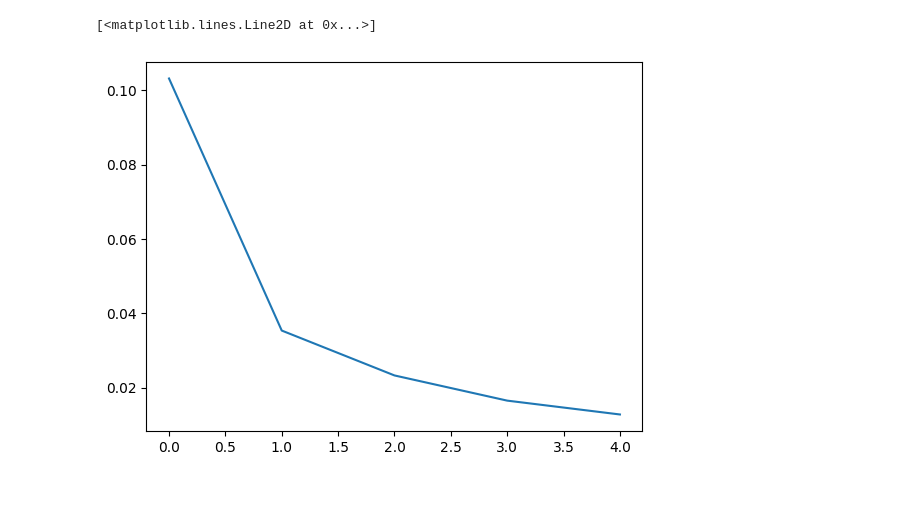
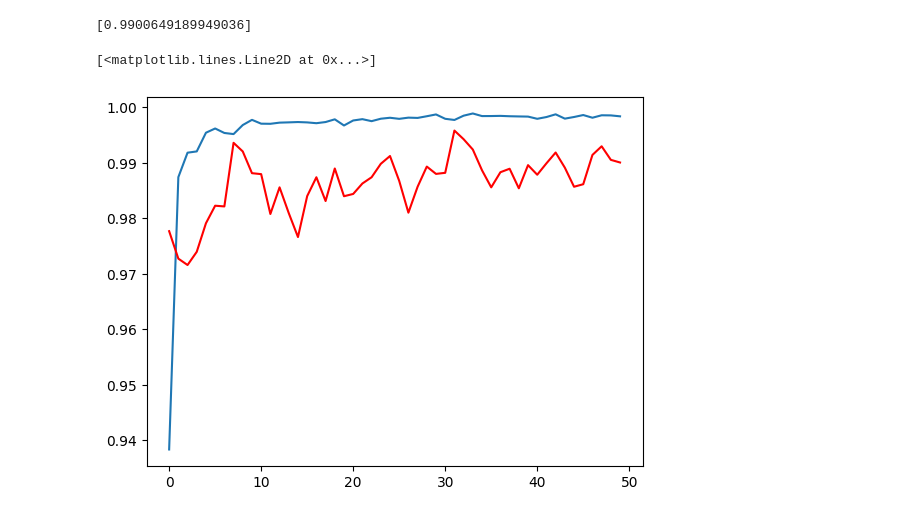
Before and after one commit to posyd0moika/NeuralNetwork_MNIST, a Jupyter notebook: CreateNetwork/keras_CNN.ipynb, the cells around one changed output. Cells and saved outputs as stored; diff of their text form; code cells hidden in the pictures.

```diff
--- a/CreateNetwork/keras_CNN.ipynb
+++ b/CreateNetwork/keras_CNN.ipynb
@@ -17,12 +12,14 @@ y_test = keras.utils.to_categorical(y_test, 10)
 # %%
 model = keras.Sequential([
-    Conv2D(60, (3,3), padding='same', activation='relu', input_shape=(28, 28, 1)),
+    Conv2D(16, (3, 3), padding='same', activation='relu', input_shape=(28, 28, 1)),
     MaxPooling2D((2, 2), strides=2),
-    Conv2D(90, (3,3), padding='same', activation='relu'),
+    Conv2D(32, (3, 3), padding='same', activation='relu'),
     MaxPooling2D((2, 2), strides=2),
+    Conv2D(64, (3, 3), padding='same', activation='relu'),
     Flatten(),
-    Dense(512, activation='relu'),
-    Dense(10,  activation='softmax')
+    Dense(64, activation='relu'),
+    Dropout(0.15),
+    Dense(10, activation='softmax')
 ])
 model.summary()
 # %% [output]
@@ -44,16 +41,23 @@ Trainable params: 2,312,852
 Non-trainable params: 0
 _________________________________________________________________
 # %%
-model.compile(optimizer=Adam(),
-             loss='categorical_crossentropy',
-             metrics=['accuracy'])
+model.compile(optimizer="adam",
+              loss='categorical_crossentropy',
+              metrics=['accuracy'])
 
-# import extensionbase
-# gen = extensionbase.gen_extension_base(x_train, y_train)
-# loss = []
-# for _ in range(100):
-#     x, y = next(gen)
-#     h = model.fit(x, y, batch_size=77)
-#     loss.append(h.history["loss"][-1])
-h =model.fit(x_train,y_train,epochs=5,batch_size=32)
+import extensionbase
+
+sd = 25
+gen = extensionbase.gen_extension_base(x_train, y_train, size_drop=sd)
+
+ah = []
+av = []
+
+for j in range(2):
+    for i in range(sd):
+        x, y = next(gen)
+        g = model.fit(x, y, batch_size=77, validation_split=0.25, shuffle=True, )
+        ah.append(g.history["accuracy"])
+        av.append(g.history["val_accuracy"])
+    print(j, i)
 # %% [output]
@@ -72,5 +83,8 @@ model.save("Model_CNN_512_10", save_format="h5")
-# %%
-plt.plot(h.history["loss"])
-# %% [output]
-[<matplotlib.lines.Line2D at 0x...>]
-[figure, removed]
+# %%
+print(av[-1])
+plt.plot(ah)
+plt.plot(av, c="r")
+# %% [output]
+[0.9900649189949036]
+[<matplotlib.lines.Line2D at 0x...>]
+[figure, added]
```
Also changed, not shown: parts of 6 cells of this notebook, 3 other files.
